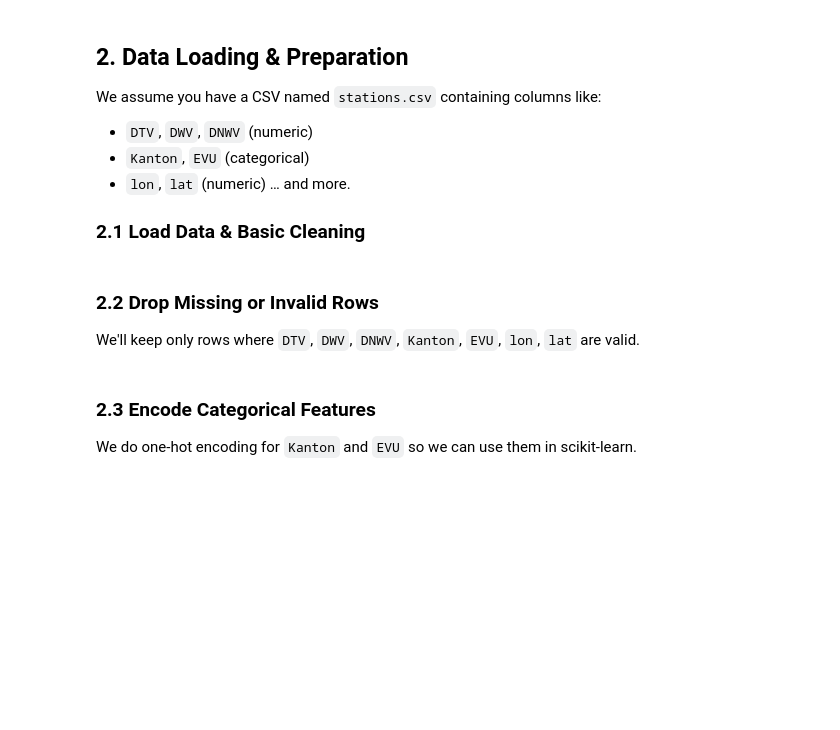
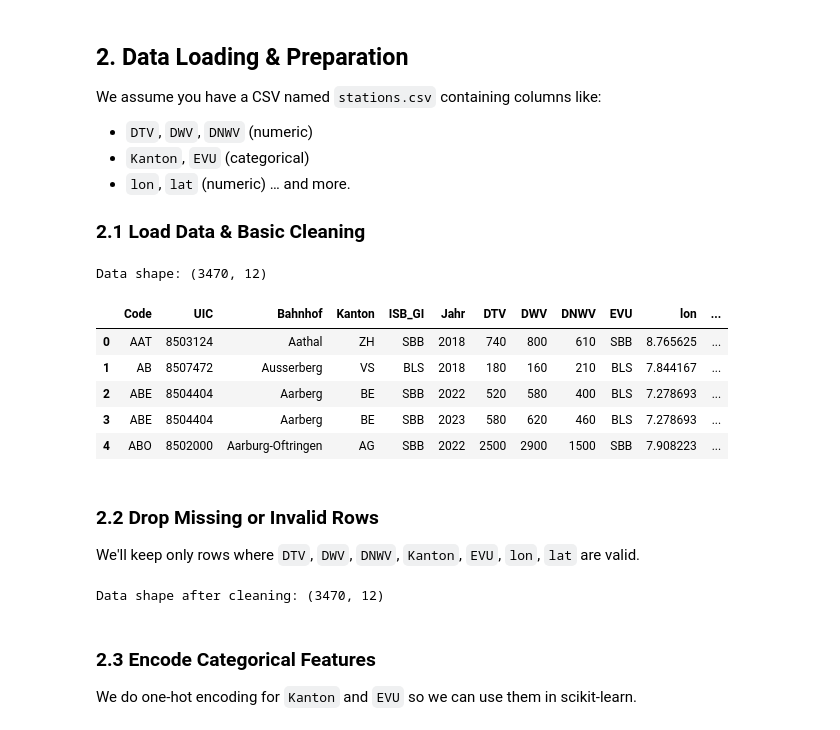
Before and after one commit to macbaileys/SBBAnalytics, a Jupyter notebook: evaluation_analysis.ipynb, the cells around one changed output. Cells and saved outputs as stored; diff of their text form; code cells hidden in the pictures; blank space fills up the shorter version.

```diff
--- a/evaluation_analysis.ipynb
+++ b/evaluation_analysis.ipynb
@@ -45,9 +43,17 @@ We assume you have a CSV named `stations.csv` containing columns like:
 ### 2.1 Load Data & Basic Cleaning
 # %%
 # Load your CSV file
-df = pd.read_csv("stations.csv")  # change if needed
+df = pd.read_csv("data_prepared.csv")  # change if needed
 print("Data shape:", df.shape)
 df.head()
+# %% [output]
+Data shape: (3470, 12)
+|  | Code | UIC | Bahnhof | Kanton | ISB_GI | Jahr | DTV | DWV | DNWV | EVU | lon | ... |
+| 0 | AAT | 8503124 | Aathal | ZH | SBB | 2018 | 740 | 800 | 610 | SBB | 8.765625 | ... |
+| 1 | AB | 8507472 | Ausserberg | VS | BLS | 2018 | 180 | 160 | 210 | BLS | 7.844167 | ... |
+| 2 | ABE | 8504404 | Aarberg | BE | SBB | 2022 | 520 | 580 | 400 | BLS | 7.278693 | ... |
+| 3 | ABE | 8504404 | Aarberg | BE | SBB | 2023 | 580 | 620 | 460 | BLS | 7.278693 | ... |
+| 4 | ABO | 8502000 | Aarburg-Oftringen | AG | SBB | 2022 | 2500 | 2900 | 1500 | SBB | 7.908223 | ... |
 # %% [markdown]
 ### 2.2 Drop Missing or Invalid Rows
 We'll keep only rows where `DTV`, `DWV`, `DNWV`, `Kanton`, `EVU`, `lon`, `lat` are valid.
@@ -62,6 +68,8 @@ for c in num_cols:
 
 df.dropna(subset=num_cols, inplace=True)
 print("Data shape after cleaning:", df.shape)
+# %% [output]
+Data shape after cleaning: (3470, 12)
 # %% [markdown]
 ### 2.3 Encode Categorical Features
 We do one-hot encoding for `Kanton` and `EVU` so we can use them in scikit-learn.
```
Also changed, not shown: parts of 8 cells of this notebook, 2 other files.
